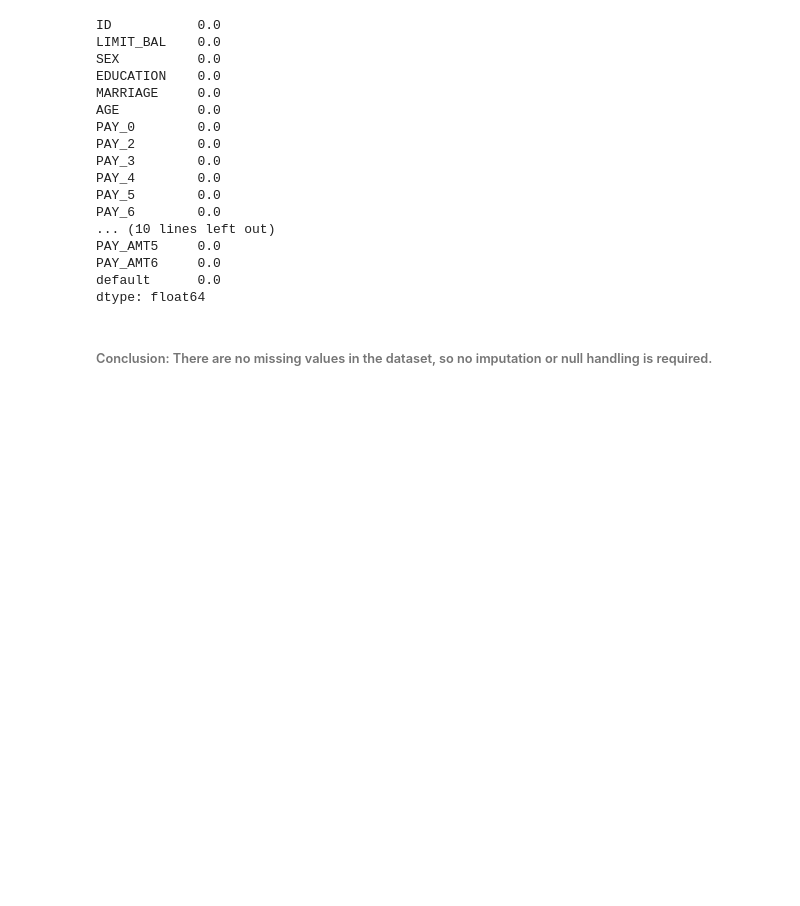
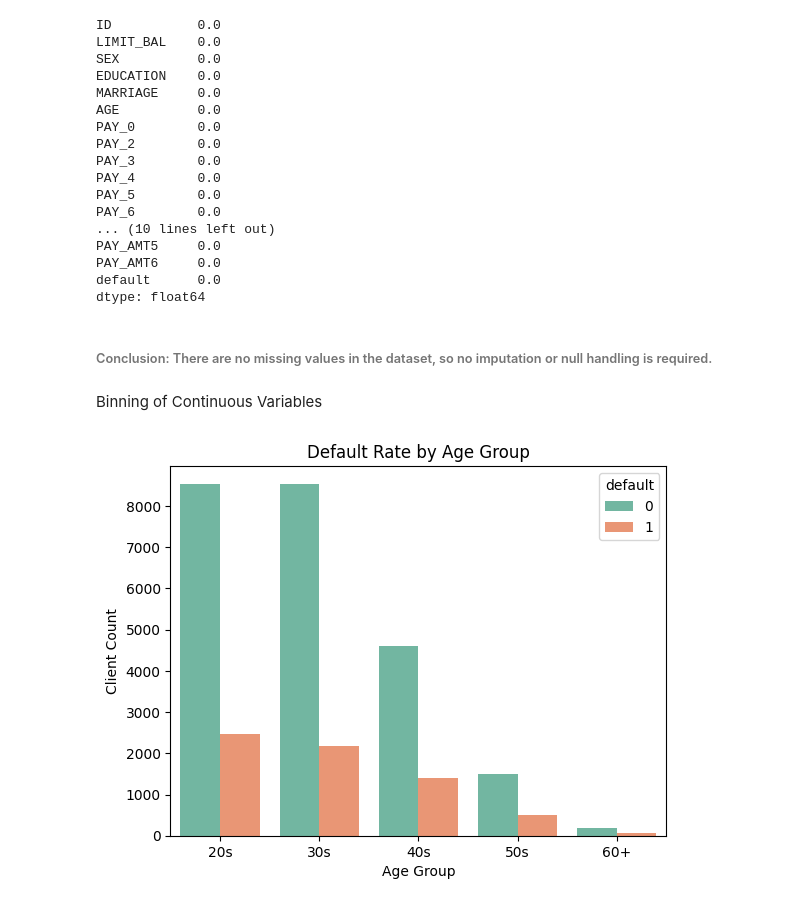
Before and after one commit to sonakshiprojects/CreditEDAproject, a Jupyter notebook: eda.ipynb, the cells around one changed output. Drawn from its saved outputs; the diff is of its cells as text; code cells hidden in the pictures; blank space fills up the shorter version.

Commit message:
Binning of Continuous Variables

```diff
--- a/eda.ipynb
+++ b/eda.ipynb
@@ -93,3 +93,16 @@ default      0.0
 dtype: float64
 # %% [markdown]
 ###### Conclusion: There are no missing values in the dataset, so no imputation or null handling is required.
+# %% [markdown]
+Binning of Continuous Variables
+# %%
+#Binning AGE into categories
+df['AGE_bin'] = pd.cut(df['AGE'], bins=[20, 30, 40, 50, 60, 100], labels=['20s', '30s', '40s', '50s', '60+'])
+#View the distribution of clients by age group
+sns.countplot(data=df, x='AGE_bin', hue='default', palette='Set2')
+plt.title("Default Rate by Age Group")
+plt.xlabel("Age Group")
+plt.ylabel("Client Count")
+plt.show()
+# %% [output]
+[figure, added]
```
